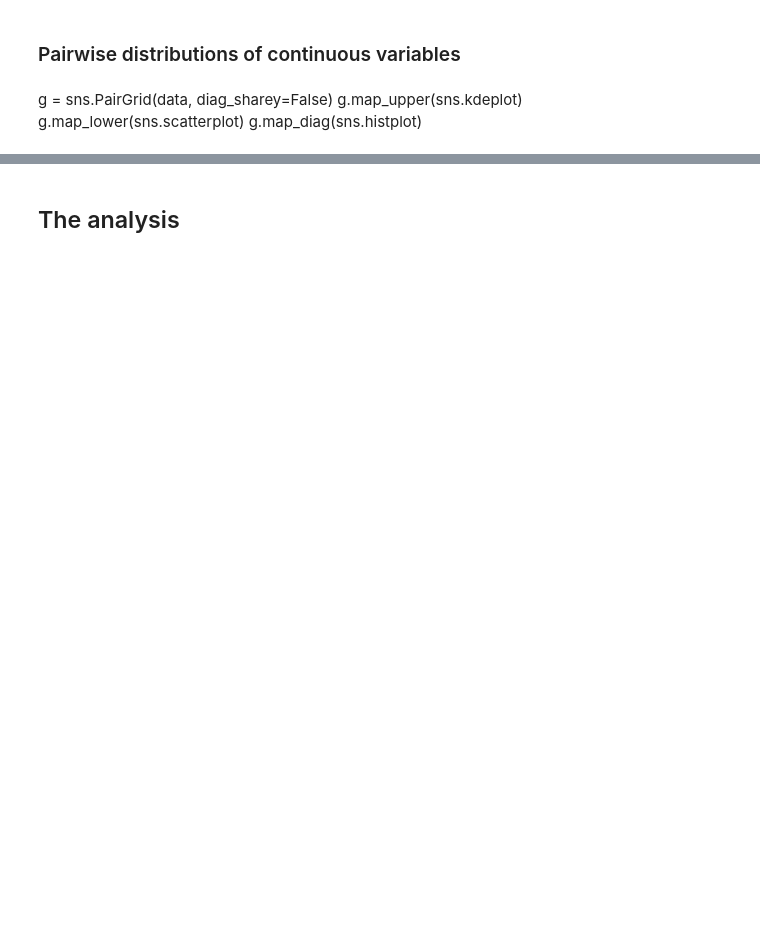
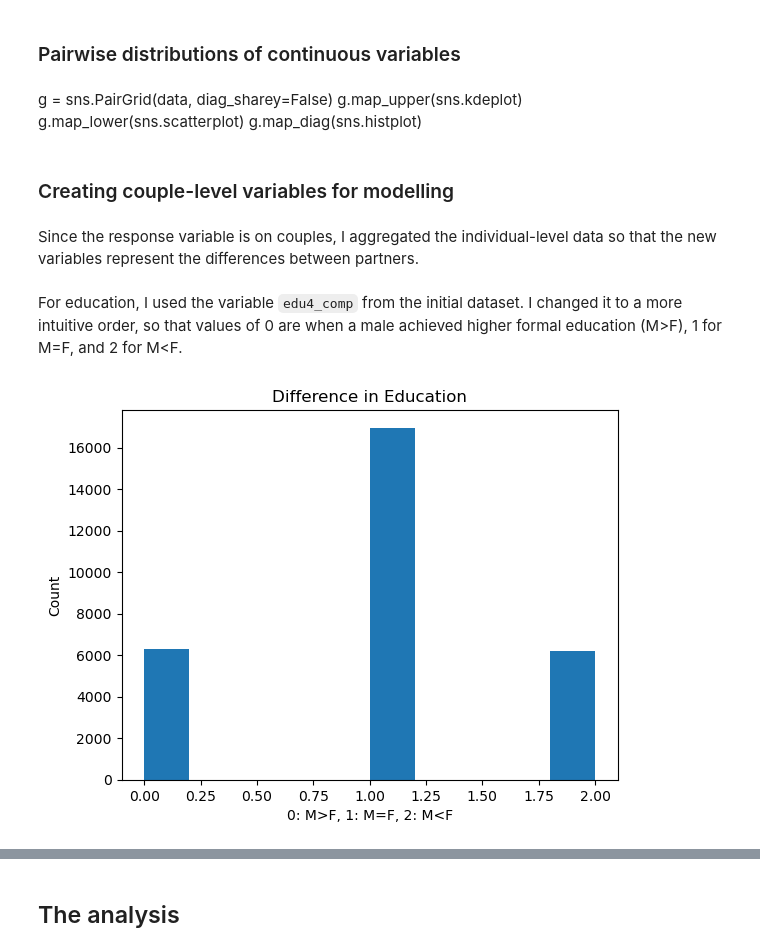
Before and after one commit to johnnymosby/municipalitiesDistances, a Jupyter notebook: bayesianAnalysis/Python/report.ipynb, the cells around one changed output, grey strips where cells are left out. Cells and saved outputs as stored; diff of their text form; code cells hidden in the pictures; blank space fills up the shorter version.

```diff
--- a/bayesianAnalysis/Python/report.ipynb
+++ b/bayesianAnalysis/Python/report.ipynb
@@ -88,3 +98,19 @@ g = sns.PairGrid(data, diag_sharey=False)
 g.map_upper(sns.kdeplot)
 g.map_lower(sns.scatterplot)
 g.map_diag(sns.histplot)
+# %% [markdown]
+### Creating couple-level variables for modelling
+# %% [markdown]
+Since the response variable is on couples, I aggregated the individual-level data so that the new variables represent the differences between partners.
+# %% [markdown]
+For education, I used the variable `edu4_comp` from the initial dataset. I changed it to a more intuitive order, so that values of 0 are when a male achieved higher formal education (M>F), 1 for M=F, and 2 for M<F.
+# %%
+data['education_difference'] = data_original['edu4_comp'].replace({0: 1, 1: 0, 2: 2})
+
+# 0:  male education > female education, 1: equal, 2: male education < female education
+plt.title('Difference in Education')
+plt.xlabel('0: M>F, 1: M=F, 2: M<F')
+plt.ylabel('Count')
+plt.hist(data['education_difference']);
+# %% [output]
+[figure, added]
```
Also changed, not shown: parts of 40 cells of this notebook, 5 other files.
